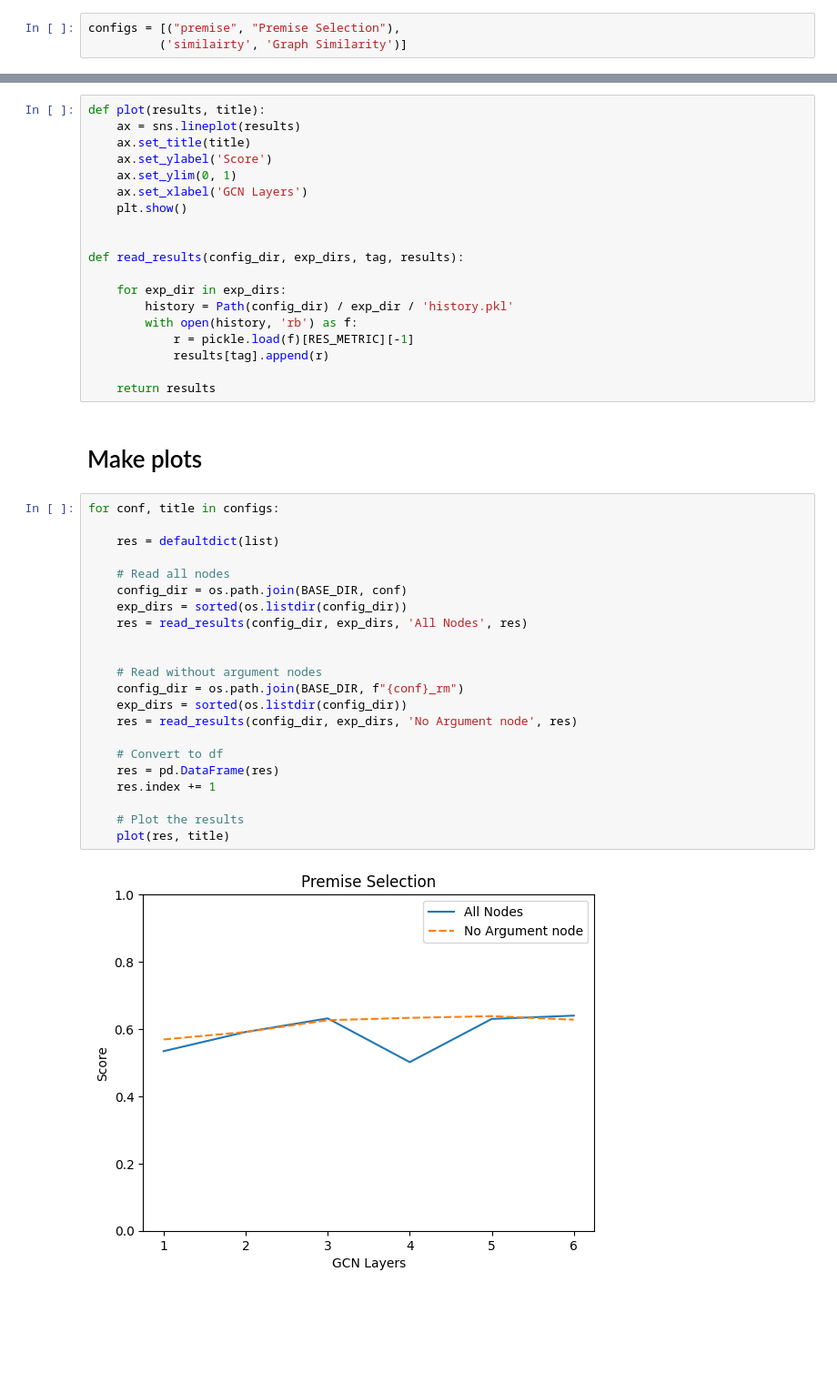
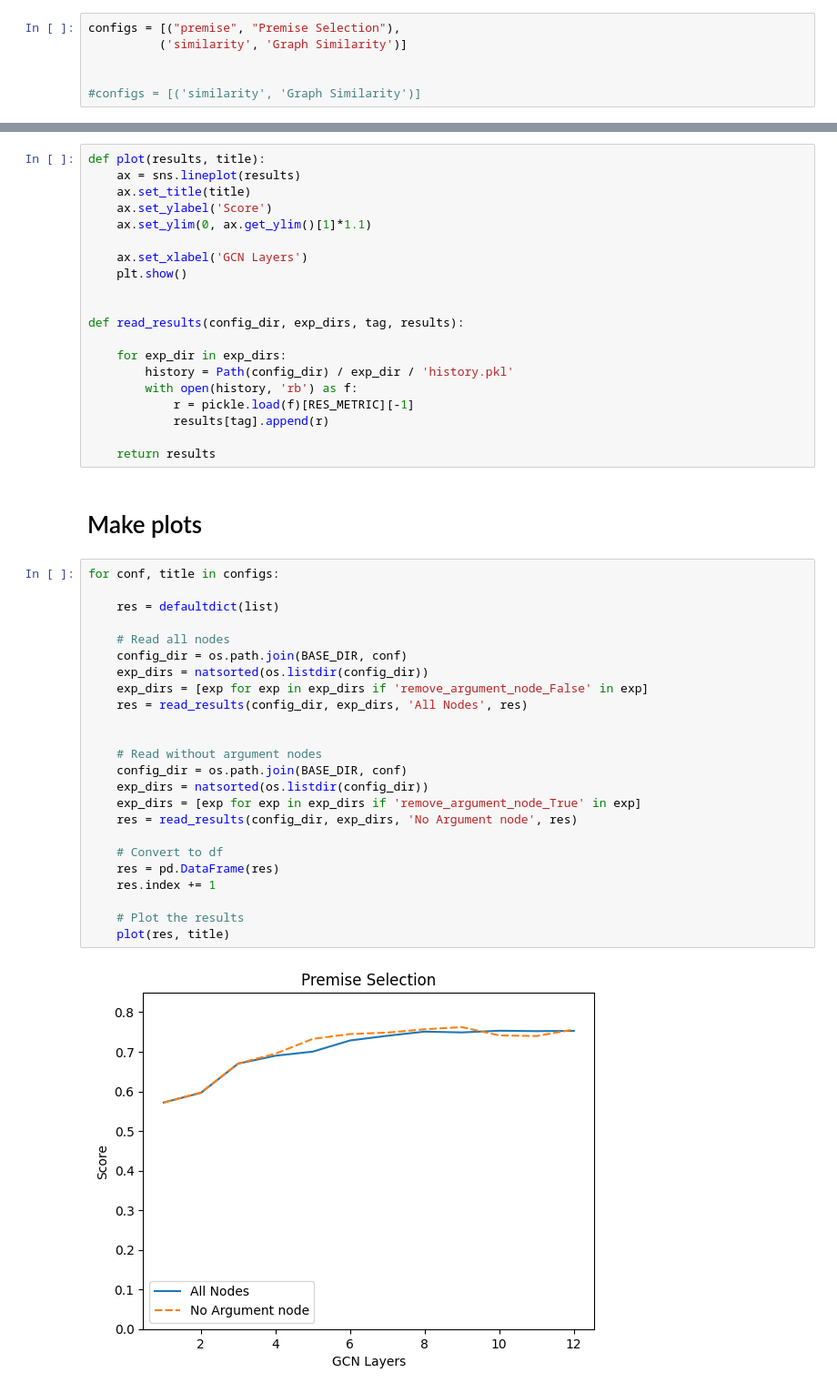
Before and after one commit to EdvardHolden/gnn-entailment-caption, a Jupyter notebook: notebooks/# Experiment 2 plot graph detph.ipynb, the cells around one changed output, grey strips where cells are left out. Shown at 91% size. Cells and saved outputs as stored; diff of their text form; blank space fills up the shorter version.

```diff
--- a/notebooks/# Experiment 2 plot graph detph.ipynb
+++ b/notebooks/# Experiment 2 plot graph detph.ipynb
@@ -24,6 +26,9 @@ BASE_DIR
 # %%
 configs = [("premise", "Premise Selection"),
-          ('similairty', 'Graph Similarity')]
+          ('similarity', 'Graph Similarity')]
+
+
+#configs = [('similarity', 'Graph Similarity')]
 # %% [markdown]
 ## Helpers
 # %%
@@ -31,7 +36,8 @@ def plot(results, title):
     ax = sns.lineplot(results)
     ax.set_title(title)
     ax.set_ylabel('Score')
-    ax.set_ylim(0, 1)
+    ax.set_ylim(0, ax.get_ylim()[1]*1.1)
+
     ax.set_xlabel('GCN Layers')
     plt.show()
 
@@ -50,24 +56,26 @@ def read_results(config_dir, exp_dirs, tag, results):
 # %%
 for conf, title in configs:
 
     res = defaultdict(list)
 
     # Read all nodes
     config_dir = os.path.join(BASE_DIR, conf)
-    exp_dirs = sorted(os.listdir(config_dir))
+    exp_dirs = natsorted(os.listdir(config_dir))
+    exp_dirs = [exp for exp in exp_dirs if 'remove_argument_node_False' in exp]
     res = read_results(config_dir, exp_dirs, 'All Nodes', res)
 
 
     # Read without argument nodes
-    config_dir = os.path.join(BASE_DIR, f"{conf}_rm")
-    exp_dirs = sorted(os.listdir(config_dir))
+    config_dir = os.path.join(BASE_DIR, conf)
+    exp_dirs = natsorted(os.listdir(config_dir))
+    exp_dirs = [exp for exp in exp_dirs if 'remove_argument_node_True' in exp]
     res = read_results(config_dir, exp_dirs, 'No Argument node', res)
 
     # Convert to df
     res = pd.DataFrame(res)
     res.index += 1
 
     # Plot the results
     plot(res, title)
 # %% [output]
-[figure, old version]
+[figure, new version]
```
Also changed, not shown: parts of 3 cells of this notebook, 7 other files.
